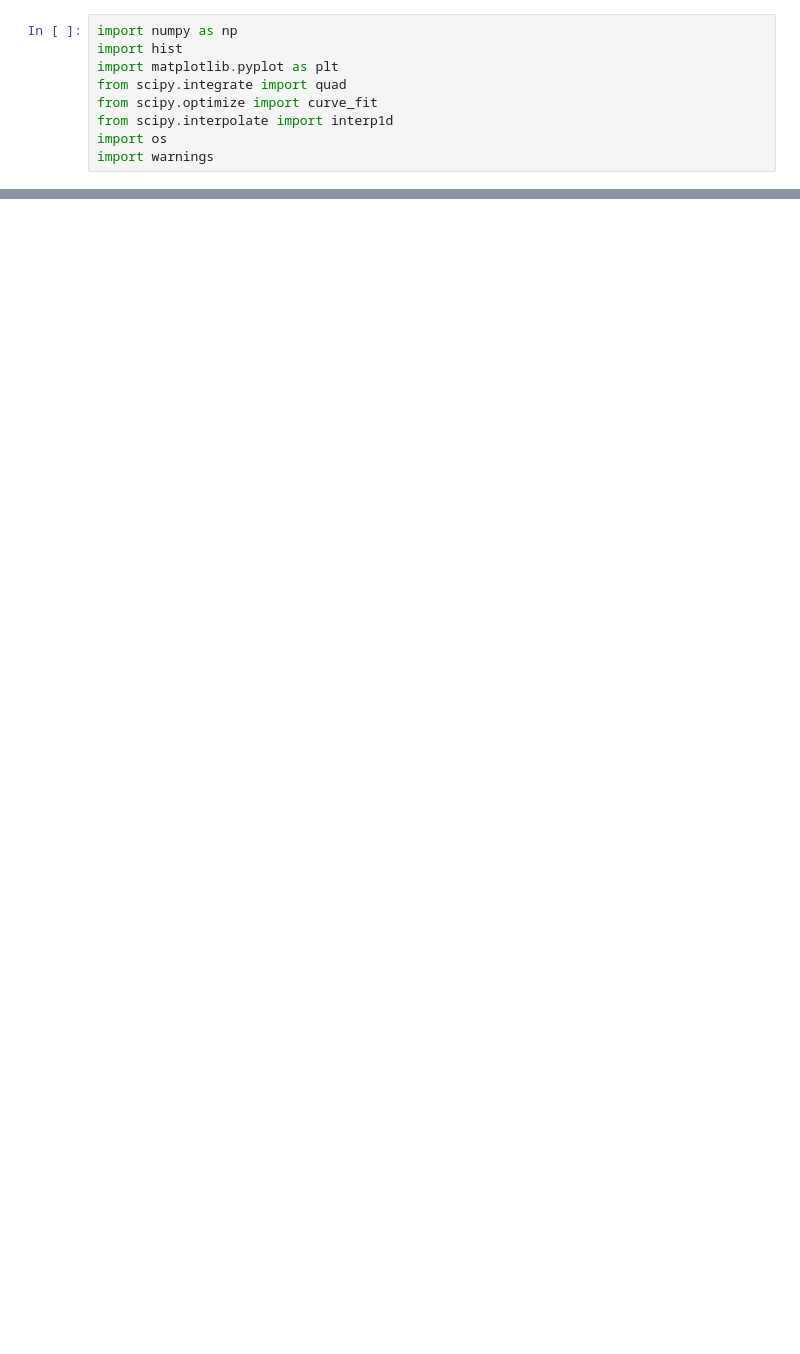
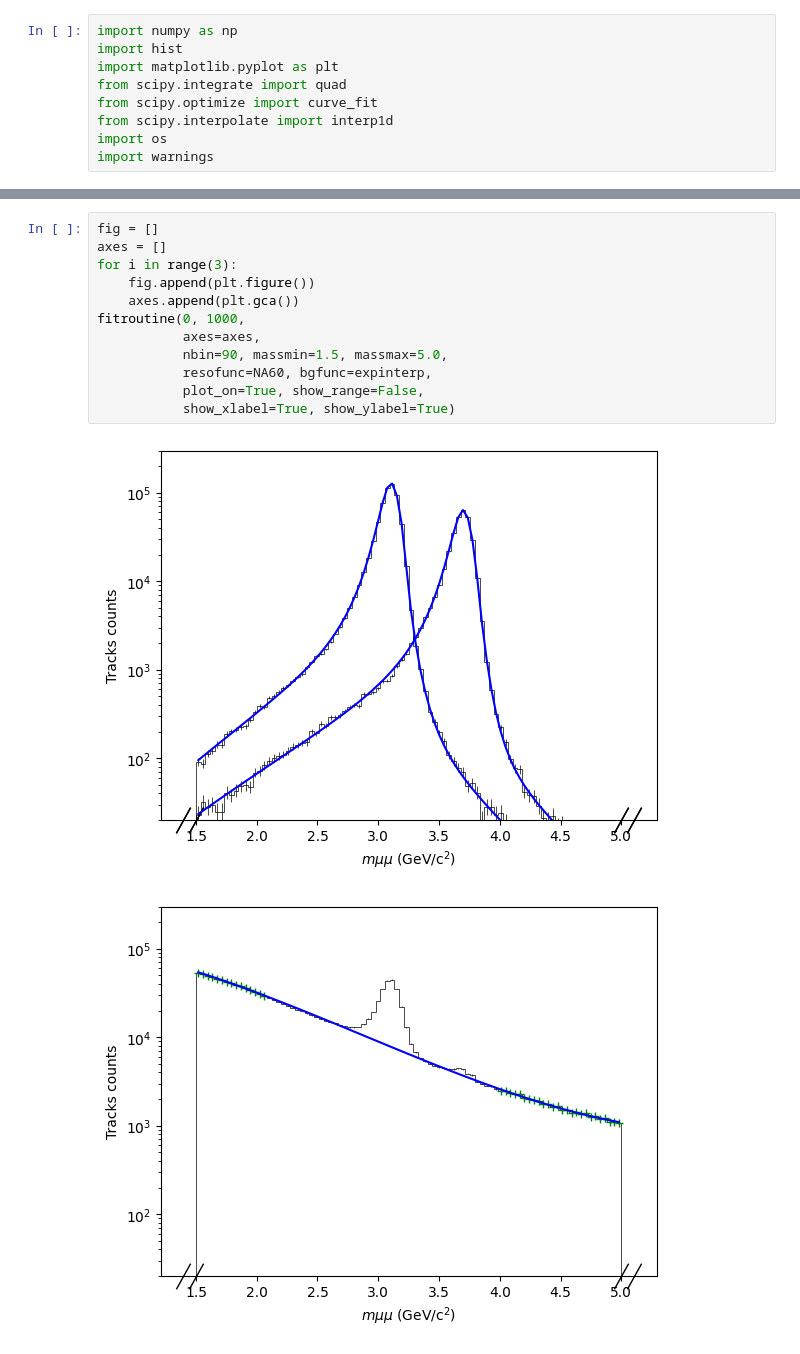
Before and after one commit to nantes-m2-rps-exp/qqbar2mumu-2023, a Jupyter notebook: notebooks/fit.ipynb, the cells around one changed output, grey strips where cells are left out. Drawn from its saved outputs; the diff is of its cells as text; blank space fills up the shorter version.

```diff
--- a/notebooks/fit.ipynb
+++ b/notebooks/fit.ipynb
@@ -459,0 +580,15 @@ finalfit(100, 1.5, 5.0, bgfunc=expVWG, plot_on=True)
+# %%
+fig = []
+axes = []
+for i in range(3):
+    fig.append(plt.figure())
+    axes.append(plt.gca())
+fitroutine(0, 1000,
+           axes=axes,
+           nbin=90, massmin=1.5, massmax=5.0,
+           resofunc=NA60, bgfunc=expinterp,
+           plot_on=True, show_range=False,
+           show_xlabel=True, show_ylabel=True)
+# %% [output]
+[figure, added]
+[figure, added]
```
Also changed, not shown: parts of 13 cells of this notebook.
